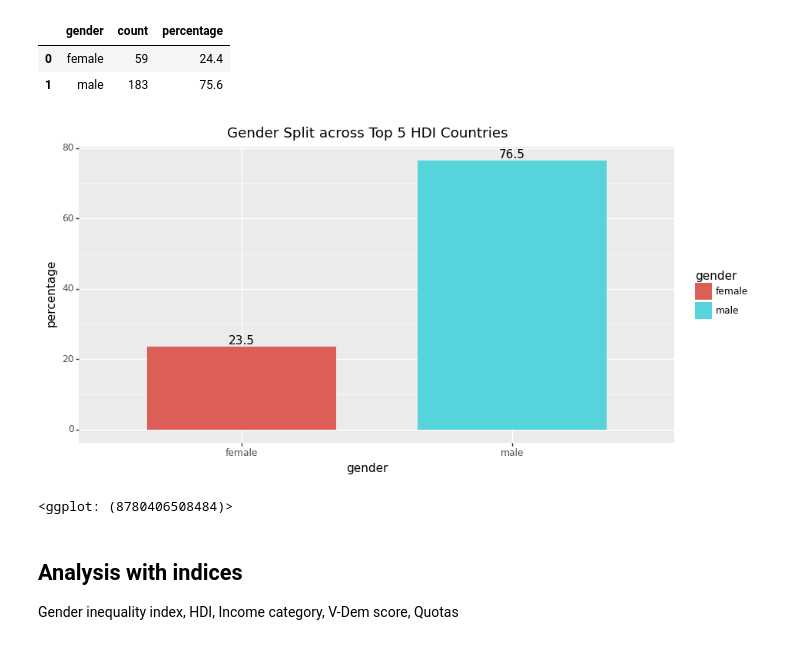
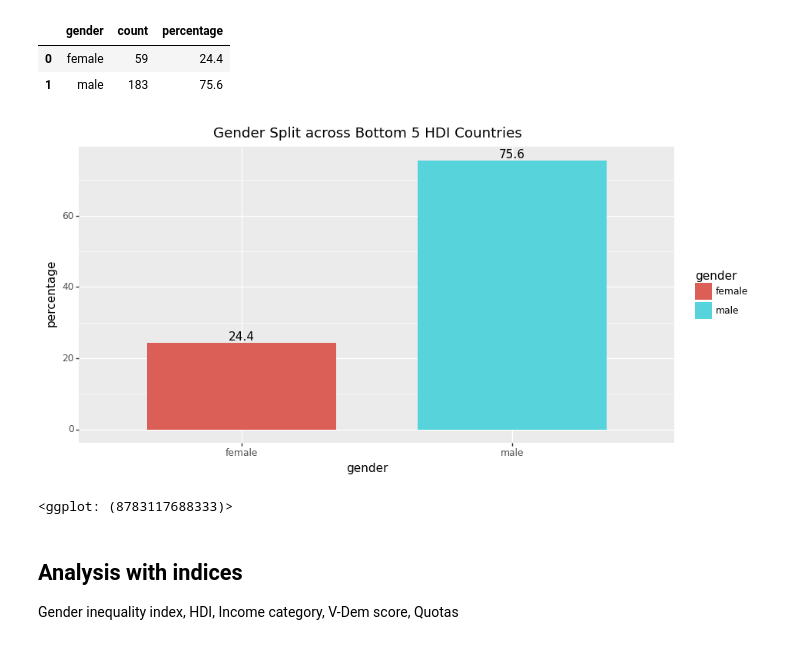
Before and after one commit to OjasSB/DS105, a Jupyter notebook: notebooks/gender.ipynb, the cells around one changed output. Saved outputs shown, nothing was run; the diff lists cells and outputs as text; code cells hidden in the pictures.

Commit message:
fixed HDI plot in Gender analysis

```diff
--- a/notebooks/gender.ipynb
+++ b/notebooks/gender.ipynb
@@ -120,14 +120,14 @@ L_HDI_gender_df
 | 0 | female | 59 | 24.4 |
 | 1 | male | 183 | 75.6 |
 # %%
-ggplot(H_HDI_gender_df, aes(x='gender', y='percentage', fill='gender'))\
+ggplot(L_HDI_gender_df, aes(x='gender', y='percentage', fill='gender'))\
 + geom_bar(stat='identity', position='dodge', width=0.7)\
 + geom_text(aes(label='percentage'), position=position_dodge(width=0.7), va='bottom')\
-+ labs(title='Gender Split across Top 5 HDI Countries')\
++ labs(title='Gender Split across Bottom 5 HDI Countries')\
 + theme(figure_size=(10,5,))
 # %% [output]
-[figure, old version]
+[figure, new version]
-<ggplot: (8780406508484)>
+<ggplot: (8783117688333)>
 # %% [markdown]
 ## Analysis with indices
 
```
Also changed, not shown: parts of 2 cells of this notebook.
